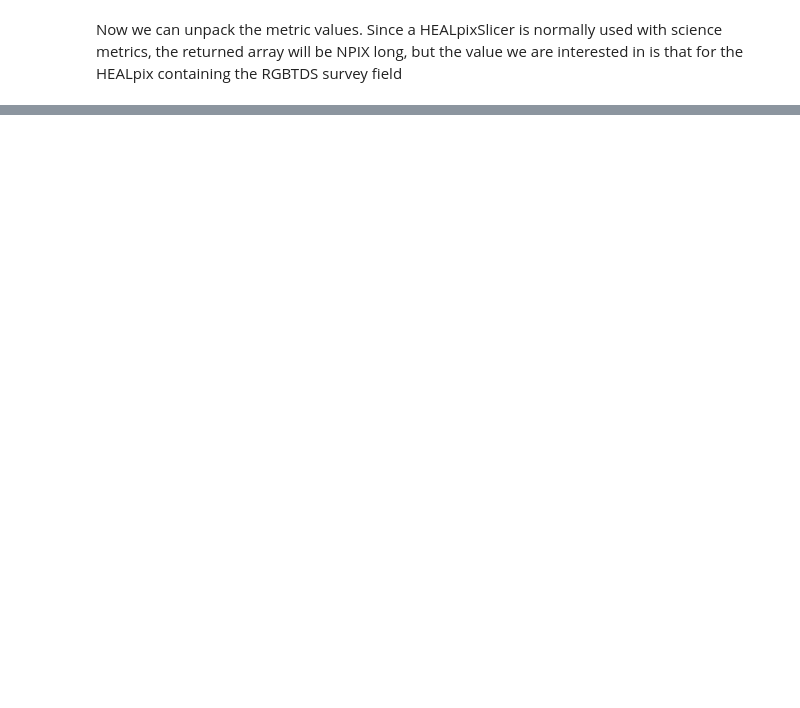
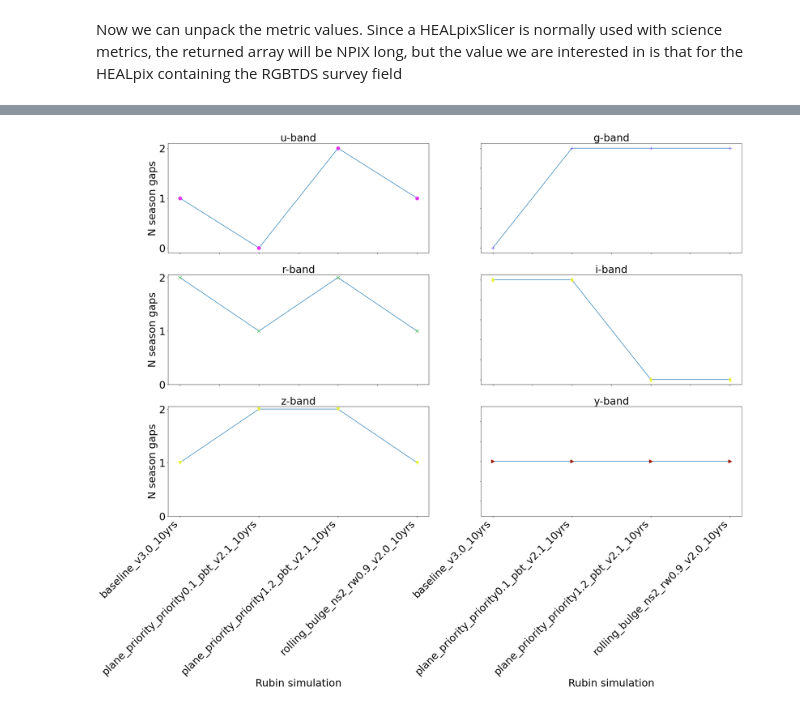
Before and after one commit to LSST-TVSSC/software_tools, a Jupyter notebook: roman_rubin_overlap/roman_rubin_time_complementarity_metric.ipynb, the cells around one changed output, grey strips where cells are left out. Saved outputs shown, nothing was run; the diff lists cells and outputs as text; code cells hidden in the pictures; blank space fills up the shorter version.

Commit message:
Added plots to compare different opsims

```diff
--- a/roman_rubin_overlap/roman_rubin_time_complementarity_metric.ipynb
+++ b/roman_rubin_overlap/roman_rubin_time_complementarity_metric.ipynb
@@ -17,3 +26,5 @@ import healpixel_functions
+# %%
+NSIDE=64
 # %% [markdown]
 ## Roman Galactic Bulge Time Domain Survey (RGBTDS)
 
@@ -192,0 +249,18 @@ Median interval between Rubin visits to the RGBTDS field during Roman season gap
+# %%
+opsim_list = ['plane_priority_priority0.1_pbt_v2.1_10yrs.db',
+              'plane_priority_priority1.2_pbt_v2.1_10yrs.db',
+              'rolling_bulge_ns2_rw0.9_v2.0_10yrs.db']
+
+metric1 = RomanRubinInterSeasonObsMetric()
+
+for sim in opsim_list:
+    opsim_db_file = path.join('/Users/rstreet1/rubin_sim_data/sims/',sim)
+    runName = path.split(opsim_db_file)[-1].replace('.db', '')
+
+    bundleList = []
+    constraint = 'fiveSigmaDepth > 21.5'
+    bundleList.append(maf.MetricBundle(metric1, slicer, constraint, run_name=runName))
+    bundleGroup = maf.MetricBundleGroup(bundleList, opsim_db_file, out_dir='metric_results', results_db=None)
+    bundleGroup.run_all()
+
+    metric_data[runName] = unpack_metric_data(bundleList[0])
@@ -192,0 +386,79 @@ Median interval between Rubin visits to the RGBTDS field during Roman season gap
+# %%
+filter_symbols = {'u': 'o', 'g': '+', 'r': 'x', 'i': 'd', 'z': 'v', 'y': '>'}
+filter_colors = {'u': '#e134eb',
+                 'g': '#5934eb',
+                 'r': '#099e06',
+                 'i': '#e8f233',
+                 'z': '#e8f233',
+                 'y': '#9e1606'}
+fontsize = 20
+
+# Sort the list of opsims into alphabetical order
+opsim_list = list(metric_data.keys())
+opsim_list.sort()
+
+# Build a list of the Roman season gaps to use as axis labels
+ngaps = len(roman_survey.season_gaps)
+seasongap_list = []
+for gap in roman_survey.season_gaps:
+    label = str(gap['start']).split('T')[0]+' - '+str(gap['end']).split('T')[0]
+    seasongap_list.append(label)
+
+nrow = 3
+ncol = 2
+fig, axs = plt.subplots(nrow, ncol, figsize=(10*nrow,10*ncol), facecolor='white')
+plt.subplots_adjust(left=None, bottom=None, right=None, top=None, wspace=None, hspace=None)
+
+fontsize = 30
+
+irow = 0
+icol = -1
+for f,bandpass in enumerate(['u','g','r','i','z','y']):
+    icol += 1
+    if icol >= ncol:
+        icol = 0
+        irow += 1
+    ax = axs[irow,icol]
+
+    # Extract the data from all opsims
+    xdata = np.arange(0,len(opsim_list),1)
+    ydata = []
+    for i,runName in enumerate(opsim_list):
+        ydata.append(metric_data[runName][bandpass]['ngaps_monitored'])
+
+    # Plot the scatter chart
+    ax.plot(xdata, ydata,
+            marker=filter_symbols[bandpass], mfc=filter_colors[bandpass], mec=filter_colors[bandpass],
+            markersize=10)
+
+    # Include x-axis labels for the bottom row plots only
+    if irow == nrow-1:
+        xticks = np.arange(0,len(opsim_list),1)
+        ax.set_xticks(xticks)
+        ax.set_xticklabels(opsim_list, rotation=45.0,horizontalalignment='right',fontsize=fontsize)
+        ax.set_xlabel('Rubin simulation', fontsize=fontsize)
+    else:
+        ax.set_xticklabels([])
+
+    # Include y-axis labels for the first column plots only
+    if icol == 0:
+        yticks =  ax.get_yticks()
+        yticks = np.arange(0,yticks.max(),1)
+        yticklabels = [str(int(x)) for x in yticks]
+        ax.set_yticks(yticks)
+        ax.set_yticklabels(yticklabels, fontsize=fontsize)
+        ax.set_ylabel('N season gaps', fontsize=fontsize)
+    else:
+        ax.set_yticklabels([])
+
+    ax.set_title(bandpass+'-band', fontsize=fontsize)
+
+display = True
+if display:
+    plt.show()
+else:
+    plt.tight_layout()
+    plt.savefig('/Users/rstreet1/Roman/CoreSurveyWhitePaper/roman_rubin_ngaps_covered.png')
+    plt.close(1)
+# %% [output]
+[figure, added]
```
Also changed, not shown: parts of 13 cells of this notebook, 1 other file.
